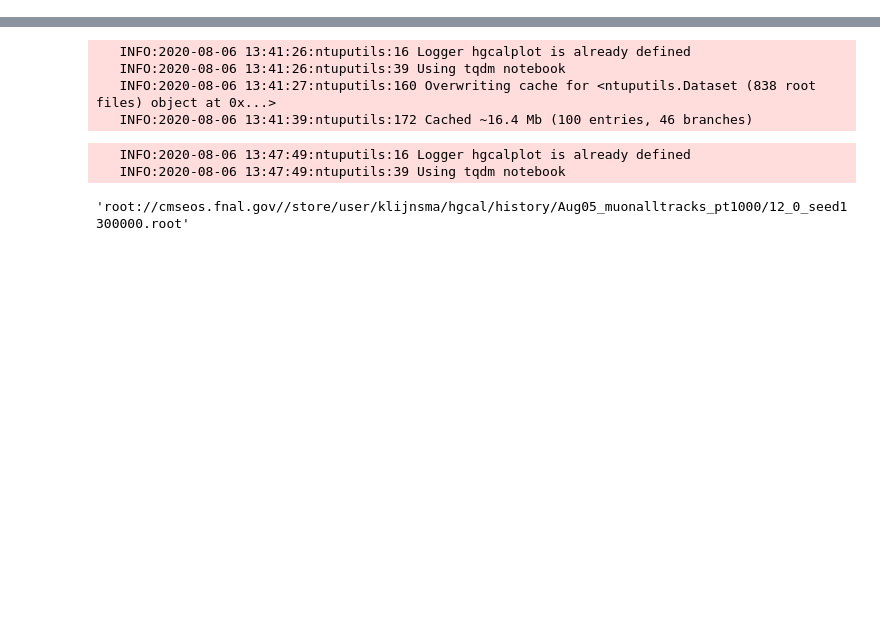
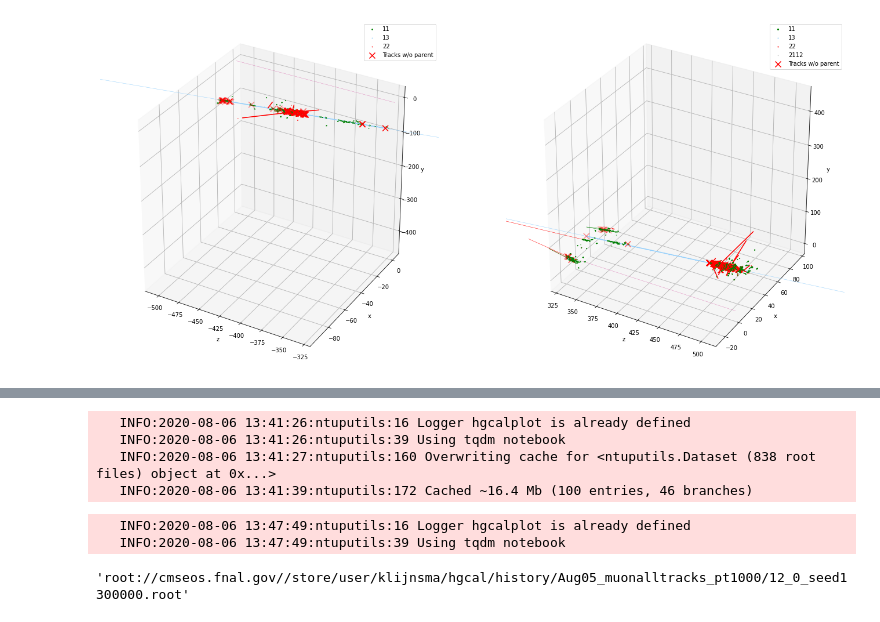
Before and after one commit to tklijnsma/hgcal-truth-interpretation, a Jupyter notebook: using_ntuputils.ipynb, the cells around one changed output, grey strips where cells are left out. Cells and saved outputs as stored; diff of their text form; code cells hidden in the pictures; blank space fills up the shorter version.

```diff
--- a/using_ntuputils.ipynb
+++ b/using_ntuputils.ipynb
@@ -10 +12,11 @@ importlib.reload(ntuputils)
 <module 'ntuputils' from '/uscms_data/d3/klijnsma/hgcal/history/flatntup-interpretation/ntuputils.py'>
+# %%
+importlib.reload(ntuputils)
+with ntuputils.temporarily_set_loglevel(logging.INFO):
+    data_kenneth = ntuputils.Dataset(
+        'test_numEvent1.root'
+        )
+    event = data_kenneth.get_event(0)
+    ntuputils.filter_tracks_to_origin(event, inplace=True)
+    fig = ntuputils.Plot3DSingleEndcap.plot_both_endcaps(event, trim_tracks='both', title='event kenneth')
+# %% [output]
@@ -11 +29,2 @@ importlib.reload(ntuputils)
+[figure, added]
 # %%
```
Also changed, not shown: parts of 4 cells of this notebook, 1 other file.
